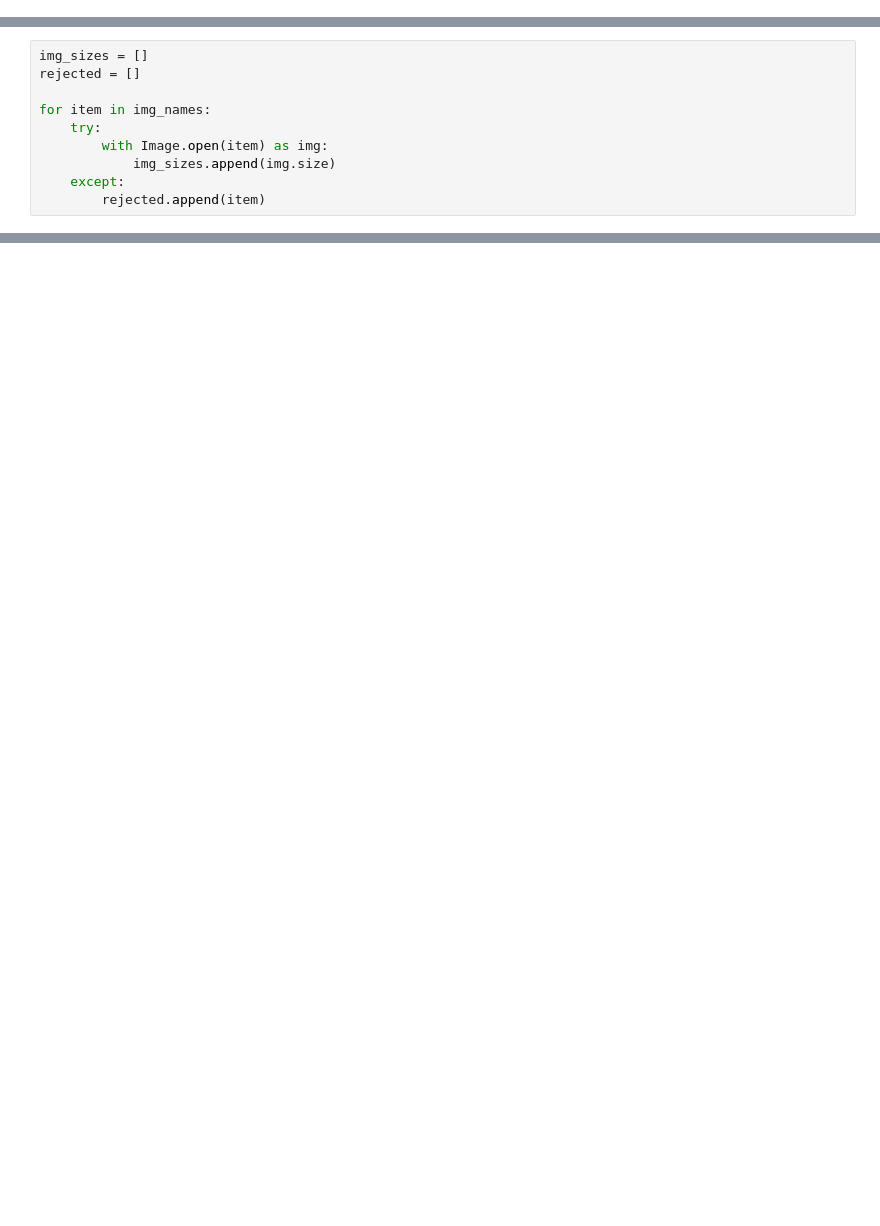
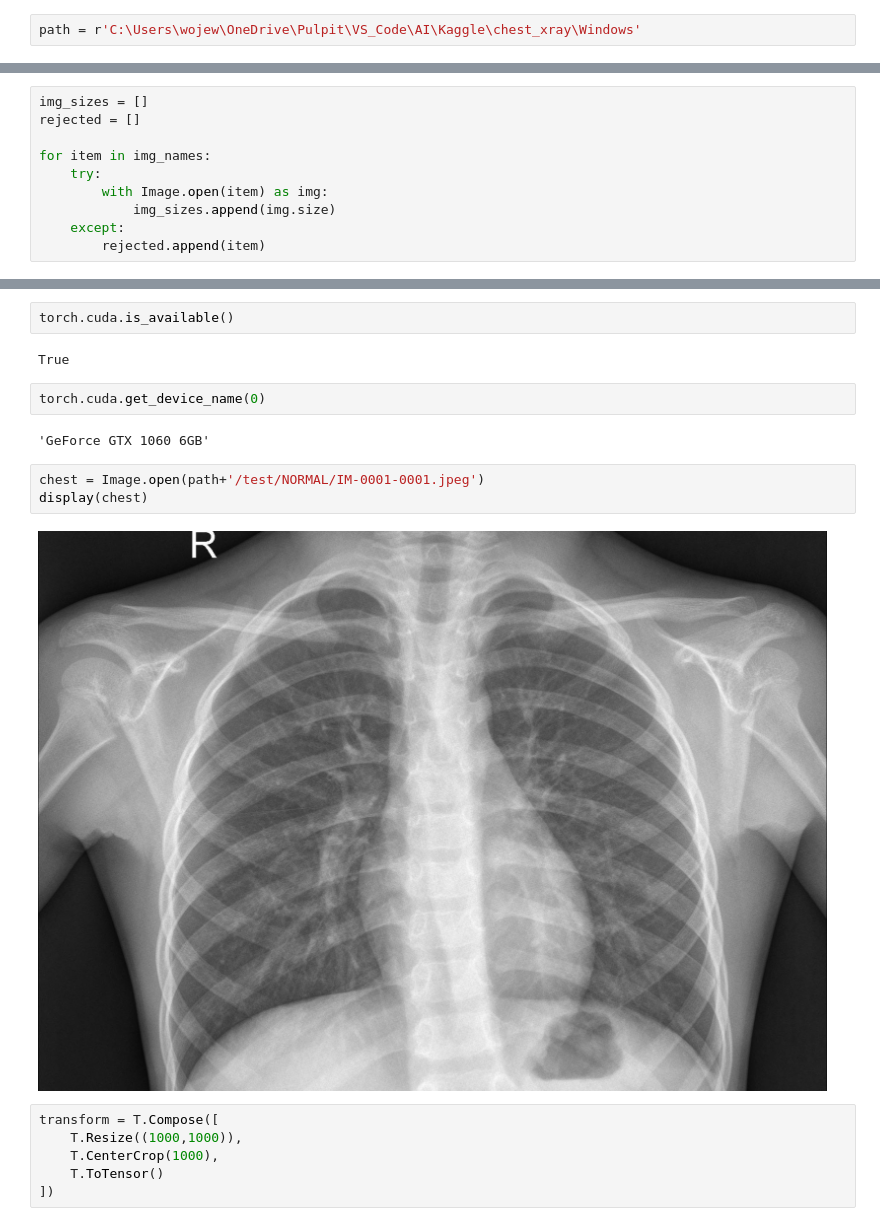
Before and after one commit to hubvoy/pneumonia_classifier_pytorch, a Jupyter notebook: pneumonia.ipynb, the cells around one changed output, grey strips where cells are left out. Drawn from its saved outputs; the diff is of its cells as text; blank space fills up the shorter version.

```diff
--- a/pneumonia.ipynb
+++ b/pneumonia.ipynb
@@ -21,3 +19,5 @@ path = 'Kaggle/Windows'
+# %%
+path = r'C:\Users\wojew\OneDrive\Pulpit\VS_Code\AI\Kaggle\chest_xray\Windows'
 # %%
 # Checking how many images there are and getting their names
 img_names = []
@@ -47,0 +83,19 @@ print(len(rejected))
+# %%
+torch.cuda.is_available()
+# %% [output]
+True
+# %%
+torch.cuda.get_device_name(0)
+# %% [output]
+'GeForce GTX 1060 6GB'
+# %%
+chest = Image.open(path+'/test/NORMAL/IM-0001-0001.jpeg')
+display(chest)
+# %% [output]
+[figure, added]
+# %%
+transform = T.Compose([
+    T.Resize((1000,1000)),
+    T.CenterCrop(1000),
+    T.ToTensor()
+])
```
Also changed, not shown: parts of 24 cells of this notebook.
